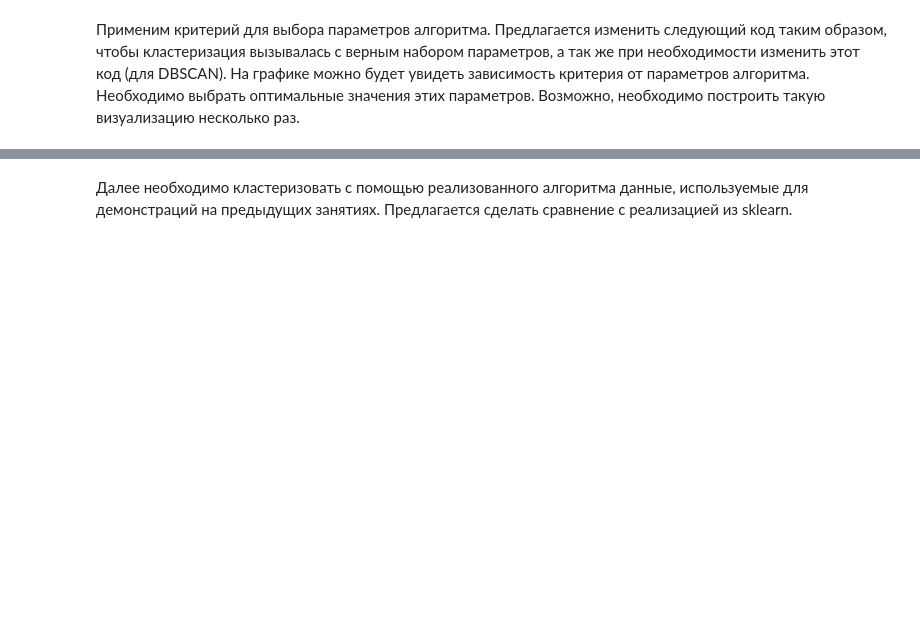
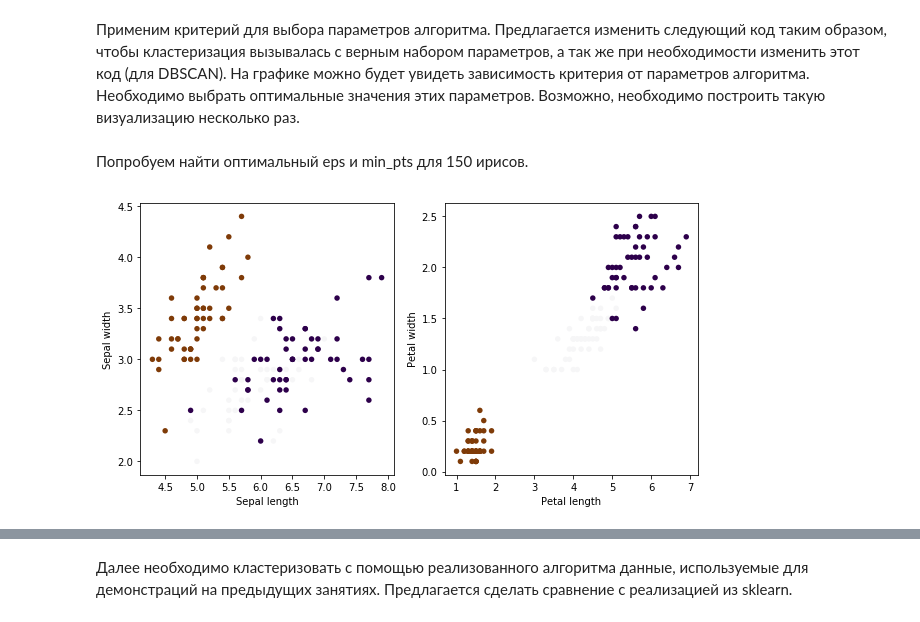
Before and after one commit to AndrewLrrr/otus-big-data, a Jupyter notebook: hw4/homework-clustering.ipynb, the cells around one changed output, grey strips where cells are left out. Saved outputs shown, nothing was run; the diff lists cells and outputs as text; code cells hidden in the pictures; blank space fills up the shorter version.

```diff
--- a/hw4/homework-clustering.ipynb
+++ b/hw4/homework-clustering.ipynb
@@ -185,0 +182,20 @@ pl.show()
+# %% [markdown]
+Попробуем найти оптимальный eps и min_pts для 150 ирисов.
+# %%
+x = iris.data[:150]
+y = iris.target[:150]
+
+pl.figure(figsize=(10, 5))
+
+pl.subplot(1, 2, 1)
+pl.scatter(x[:, 0], x[:, 1], c=y, cmap=pl.cm.PuOr, lw=0, s=30)
+plt.xlabel('Sepal length')
+plt.ylabel('Sepal width')
+
+pl.subplot(1, 2, 2)
+pl.scatter(x[:, 2], x[:, 3], c=y, cmap=pl.cm.PuOr, lw=0, s=30)
+plt.xlabel('Petal length')
+plt.ylabel('Petal width')
+pl.show()
+# %% [output]
+[figure, added]
```
Also changed, not shown: parts of 10 cells of this notebook.
